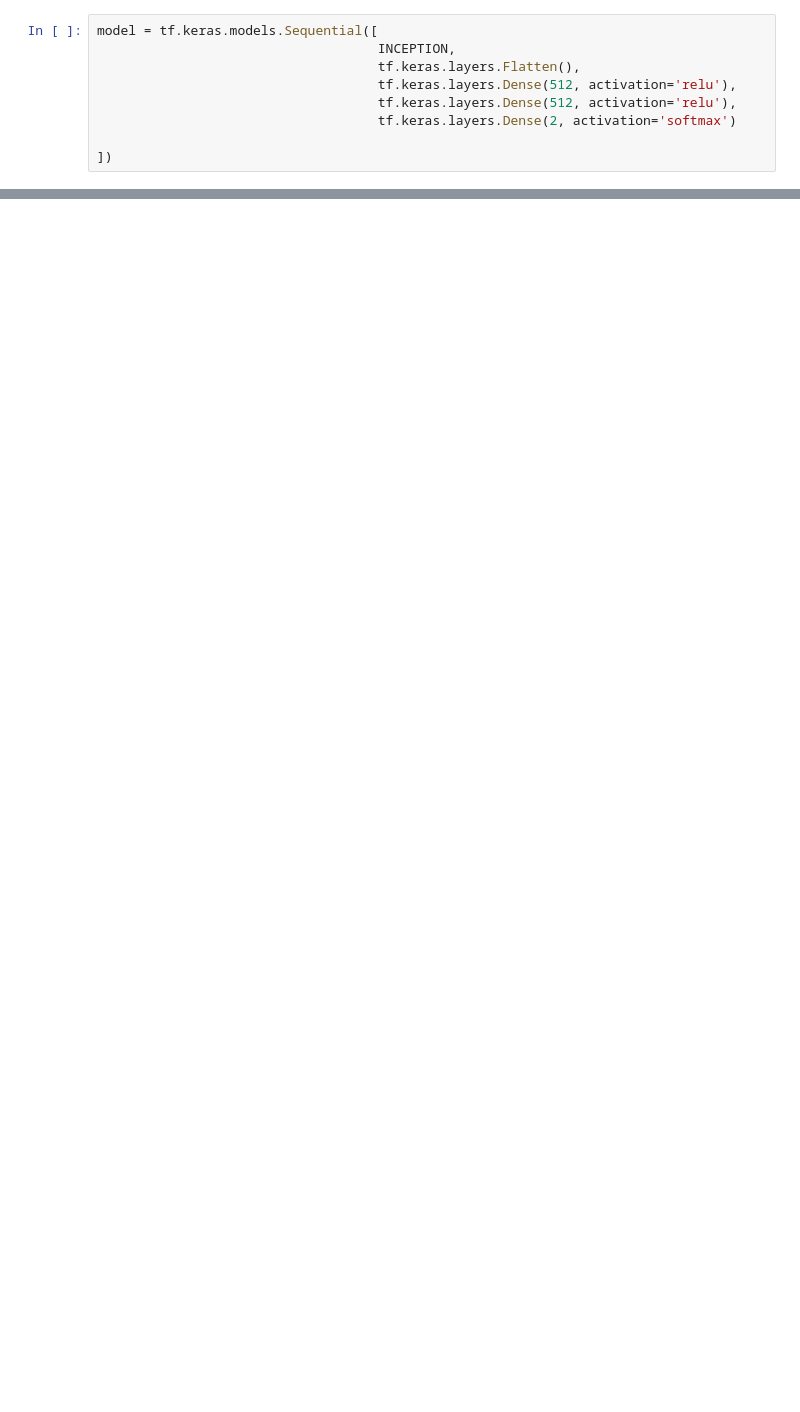
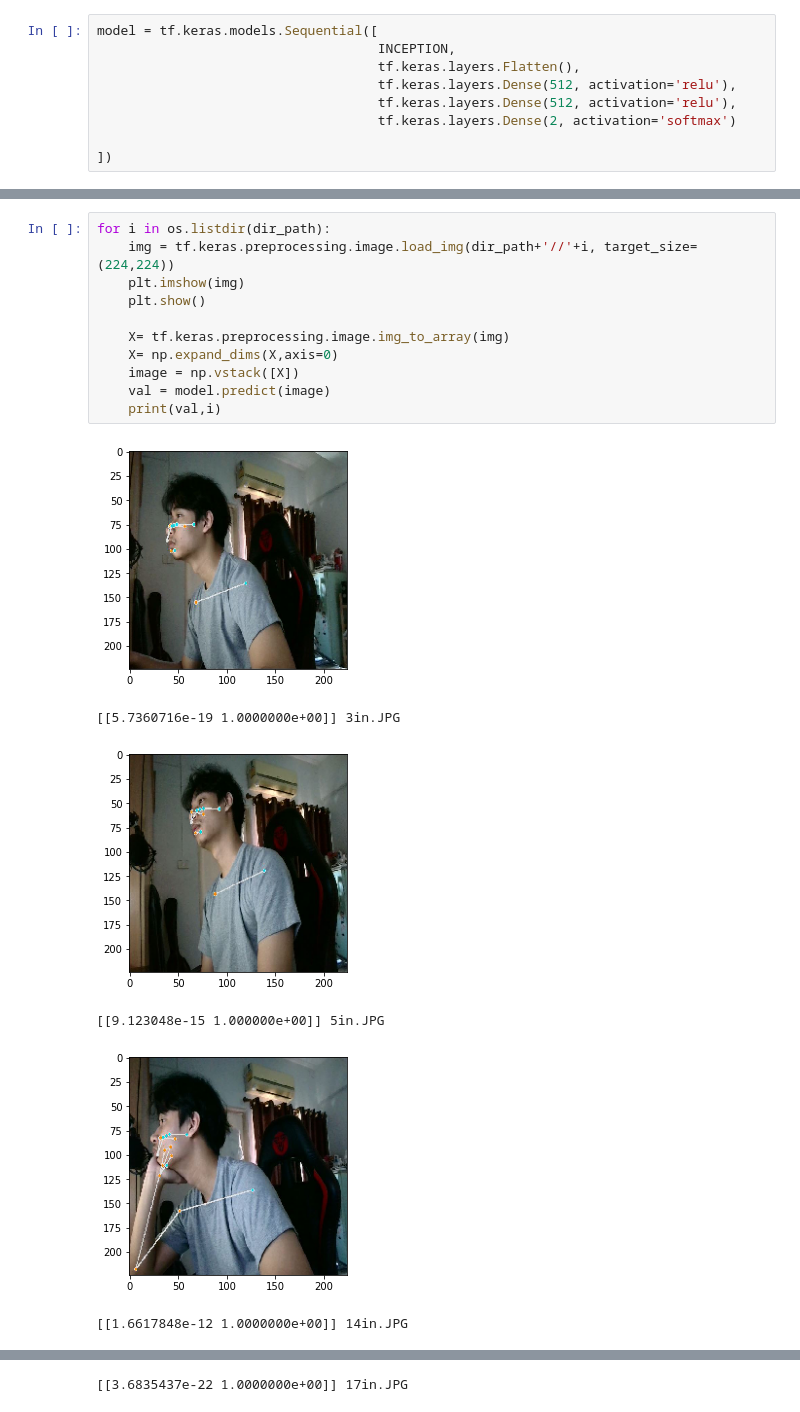
Before and after one commit to astrrr/Right-posture, a Jupyter notebook: posture_classification.ipynb, the cells around one changed output, grey strips where cells are left out. Drawn from its saved outputs; the diff is of its cells as text; blank space fills up the shorter version.

```diff
--- a/posture_classification.ipynb
+++ b/posture_classification.ipynb
@@ -90,0 +143,18 @@ model.compile(optimizer=opt, loss=los, metrics=['accuracy'])
+# %%
+for i in os.listdir(dir_path):
+    img = tf.keras.preprocessing.image.load_img(dir_path+'//'+i, target_size=(224,224))
+    plt.imshow(img)
+    plt.show()
+
+    X= tf.keras.preprocessing.image.img_to_array(img)
+    X= np.expand_dims(X,axis=0)
+    image = np.vstack([X])
+    val = model.predict(image)
+    print(val,i)
+# %% [output]
+[figure, added]
+[[5.7360716e-19 1.0000000e+00]] 3in.JPG
+[figure, added]
+[[9.123048e-15 1.000000e+00]] 5in.JPG
+[figure, added]
+[[1.6617848e-12 1.0000000e+00]] 14in.JPG
@@ -90,0 +162 @@ model.compile(optimizer=opt, loss=los, metrics=['accuracy'])
+[[3.6835437e-22 1.0000000e+00]] 17in.JPG
```
Also changed, not shown: parts of 11 cells of this notebook.
